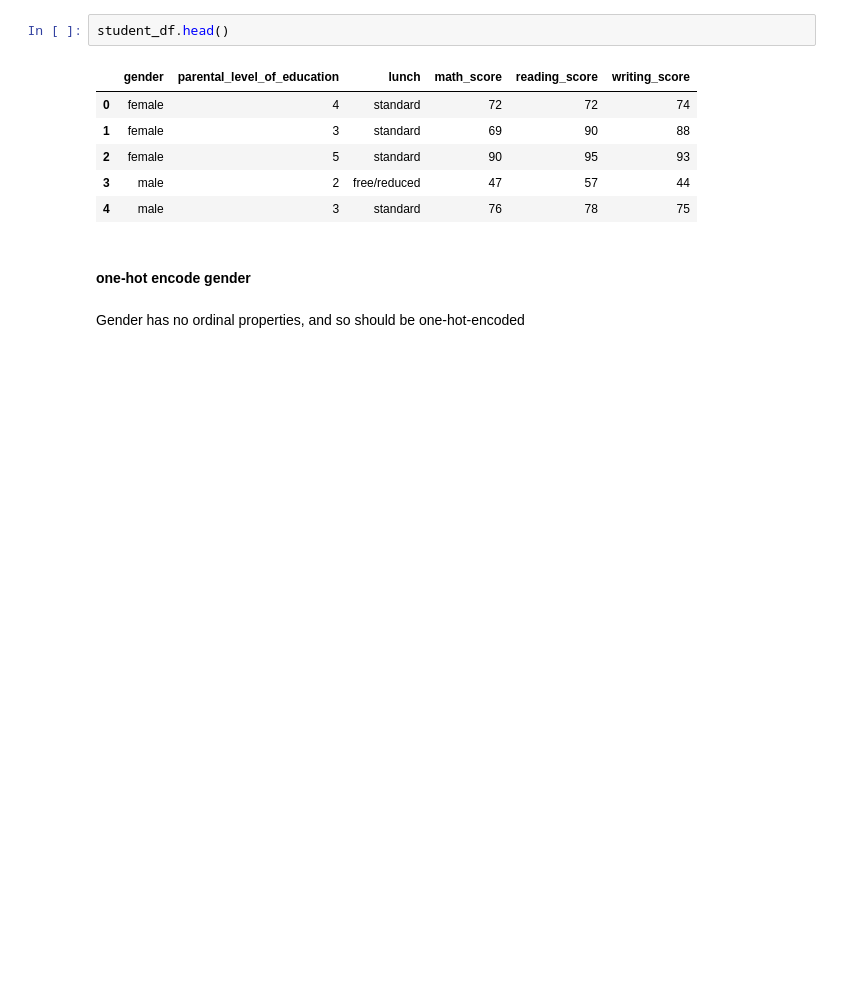
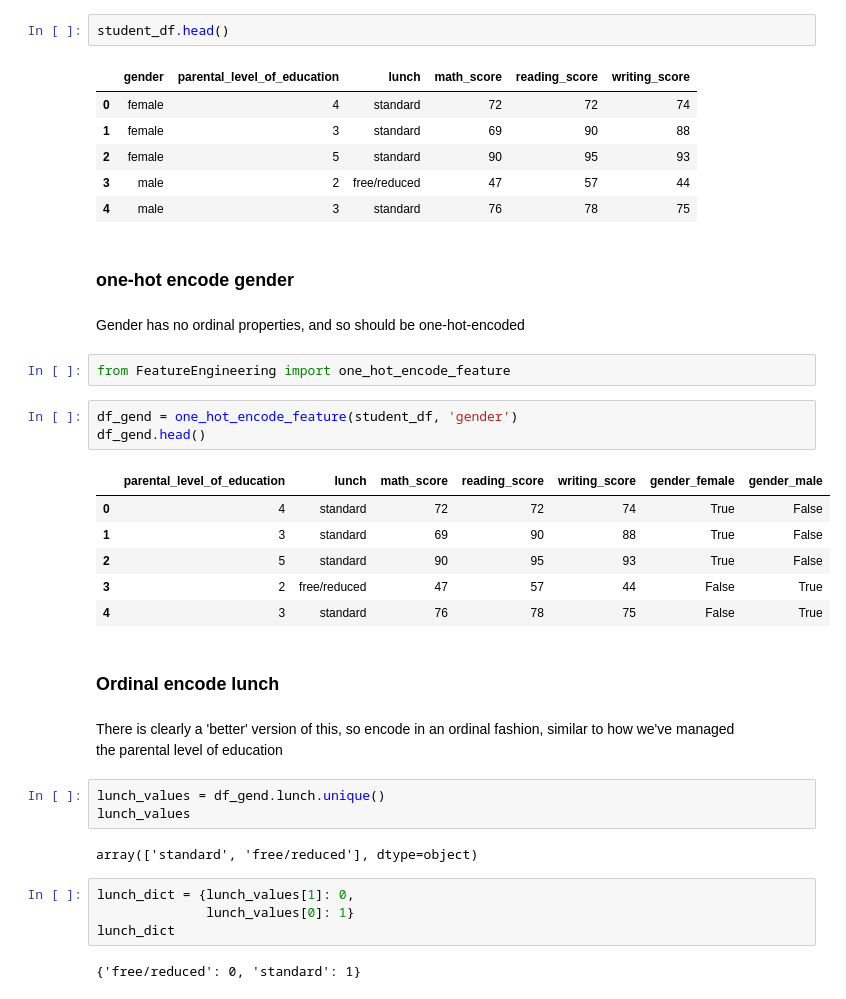
Before and after one commit to unded666/MeshTask, a Jupyter notebook: Student Score Analysis.ipynb, the cells around one changed output. Saved outputs shown, nothing was run; the diff lists cells and outputs as text; blank space fills up the shorter version.

Commit message:
added column reordering to code FeatureEngineering

```diff
--- a/Student Score Analysis.ipynb
+++ b/Student Score Analysis.ipynb
@@ -308,6 +308,34 @@ student_df.head()
 | 3 | male | 2 | free/reduced | 47 | 57 | 44 |
 | 4 | male | 3 | standard | 76 | 78 | 75 |
 # %% [markdown]
-#### one-hot encode gender
+### one-hot encode gender
 # %% [markdown]
 Gender has no ordinal properties, and so should be one-hot-encoded
+# %%
+from FeatureEngineering import one_hot_encode_feature
+# %%
+df_gend = one_hot_encode_feature(student_df, 'gender')
+df_gend.head()
+# %% [output]
+|  | parental_level_of_education | lunch | math_score | reading_score | writing_score | gender_female | gender_male |
+| 0 | 4 | standard | 72 | 72 | 74 | True | False |
+| 1 | 3 | standard | 69 | 90 | 88 | True | False |
+| 2 | 5 | standard | 90 | 95 | 93 | True | False |
+| 3 | 2 | free/reduced | 47 | 57 | 44 | False | True |
+| 4 | 3 | standard | 76 | 78 | 75 | False | True |
+# %% [markdown]
+### Ordinal encode lunch
+# %% [markdown]
+There is clearly a 'better' version of this, so encode in an ordinal fashion, similar to how we've managed<br>
+the parental level of education
+# %%
+lunch_values = df_gend.lunch.unique()
+lunch_values
+# %% [output]
+array(['standard', 'free/reduced'], dtype=object)
+# %%
+lunch_dict = {lunch_values[1]: 0,
+              lunch_values[0]: 1}
+lunch_dict
+# %% [output]
+{'free/reduced': 0, 'standard': 1}
```
Also changed, not shown: parts of 2 cells of this notebook, 1 other file.
